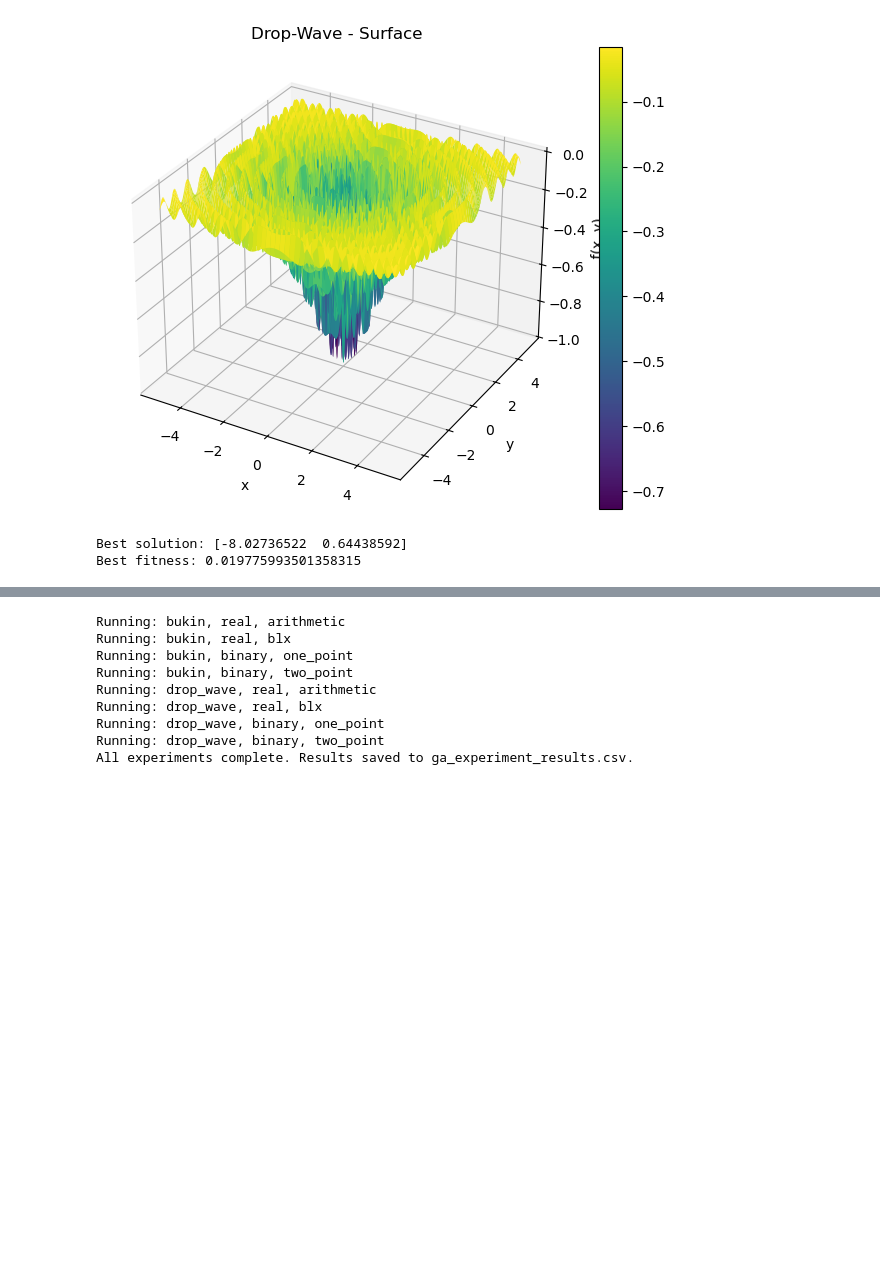
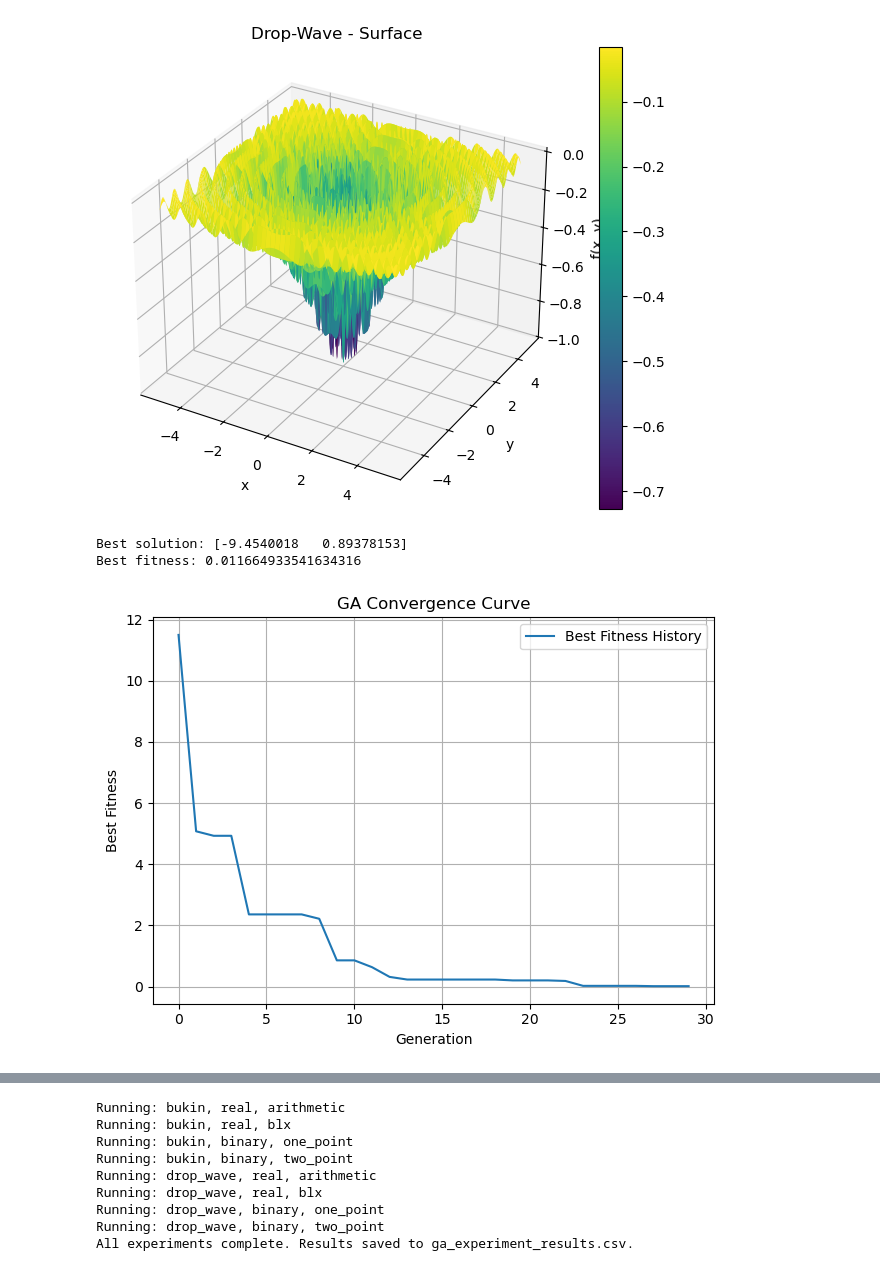
Before and after one commit to Silea-Horia/AI, a Jupyter notebook: Labs/Lab9/mini_project.ipynb, the cells around one changed output, grey strips where cells are left out. Drawn from its saved outputs; the diff is of its cells as text; code cells hidden in the pictures; blank space fills up the shorter version.

```diff
--- a/Labs/Lab9/mini_project.ipynb
+++ b/Labs/Lab9/mini_project.ipynb
@@ -162,24 +162,37 @@ def run_ga_real(
 
     return best_solution, best_fitness, fitness_history
 # %%
+import matplotlib.pyplot as plt
+
 bounds_bukin = [(-15, -5), (-3, 3)]
 bounds_dropwave = [(-5.12, 5.12), (-5.12, 5.12)]
 
 best_sol, best_fit, history = run_ga_real(
     fitness_function=bukin6,
     bounds=bounds_bukin,
-    generations=100,
+    generations=30,
     crossover_method='blx',
     population_size=50,
     mutation_rate=0.05,
-    crossover_rate=0.9
+    crossover_rate=0.9,
+    alpha=0.5
 )
 
 print("Best solution:", best_sol)
 print("Best fitness:", best_fit)
+
+plt.plot(history, label='Best Fitness History')
+plt.title("GA Convergence Curve")
+plt.xlabel("Generation")
+plt.ylabel("Best Fitness")
+plt.grid(True)
+plt.legend()
+plt.tight_layout()
+plt.show()
 # %% [output]
-Best solution: [-8.02736522  0.64438592]
-Best fitness: 0.019775993501358315
+Best solution: [-9.4540018   0.89378153]
+Best fitness: 0.011664933541634316
+[figure, added]
 # %%
 bounds_bukin = [(-15, -5), (-3, 3)]
 bounds_dropwave = [(-5.12, 5.12), (-5.12, 5.12)]
```
Also changed, not shown: parts of 9 cells of this notebook, 2 other files.
